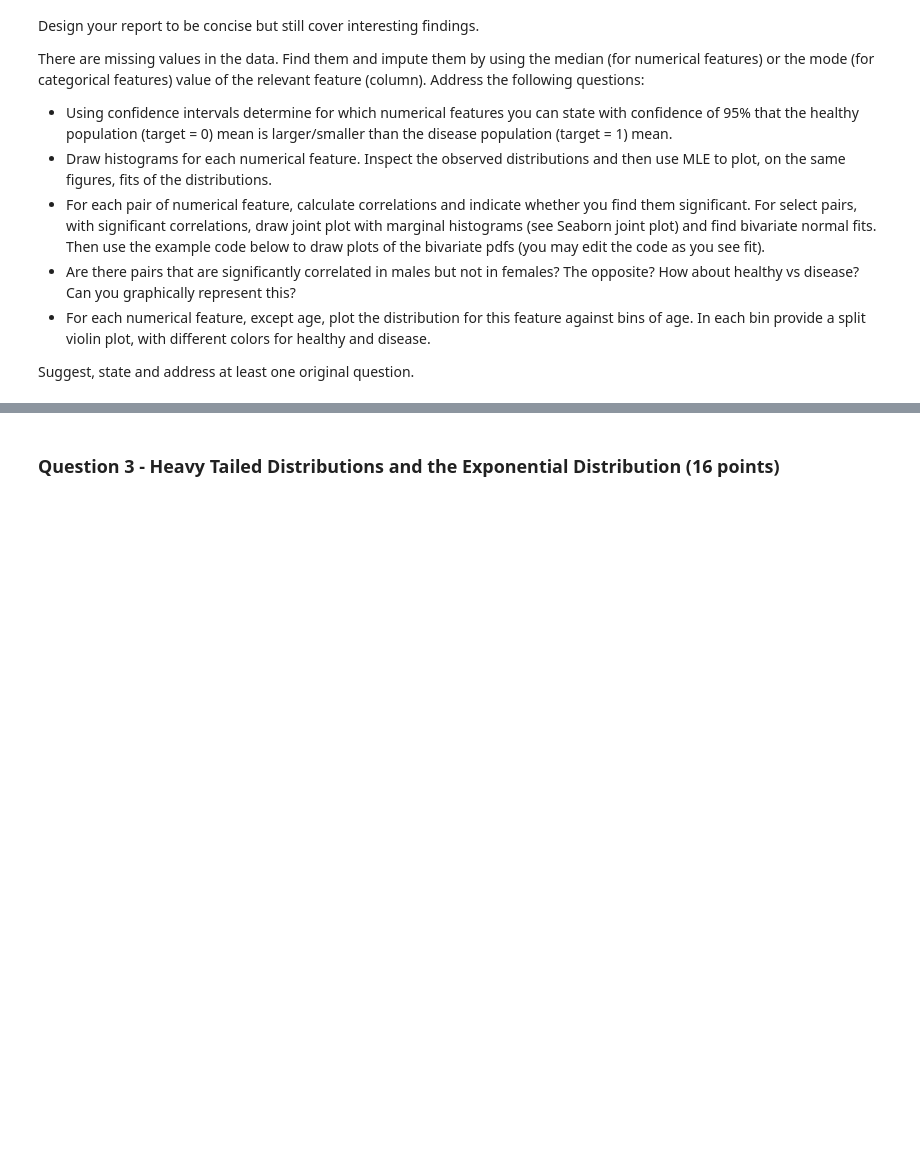
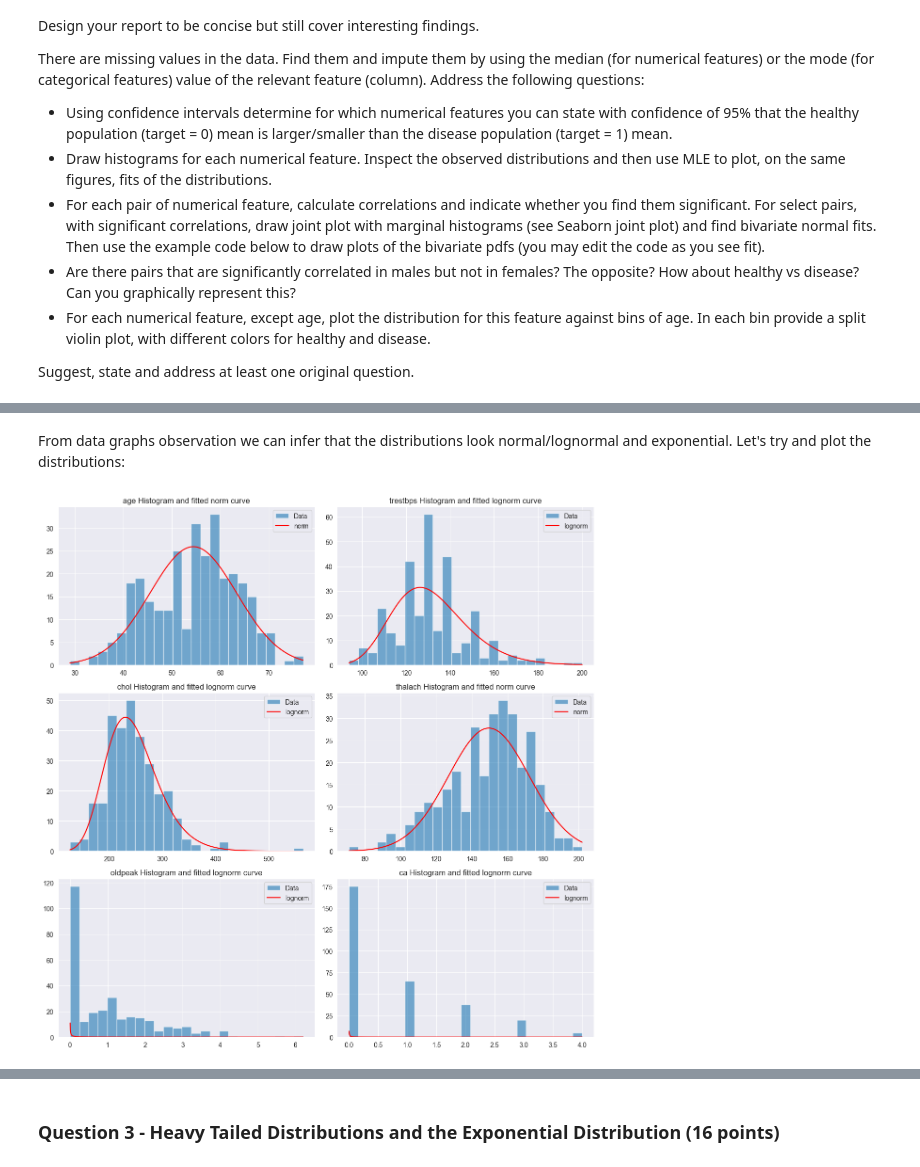
Before and after one commit to aviferdman/Statistics-and-Data-Analysis, a Jupyter notebook: hw3/HW3/324369412_316420132.ipynb, the cells around one changed output, grey strips where cells are left out. Saved outputs shown, nothing was run; the diff lists cells and outputs as text; code cells hidden in the pictures; blank space fills up the shorter version.

```diff
--- a/hw3/HW3/324369412_316420132.ipynb
+++ b/hw3/HW3/324369412_316420132.ipynb
@@ -297,0 +299,14 @@ plot_2d_Gaussian_pdf(means, cov)
+# %%
+numerical = ['age', 'trestbps', 'chol', 'thalach', 'oldpeak', 'ca', 'target']
+categorical = ['sex', 'cp', 'fbs', 'restecg', 'exang', 'slope', 'thal']
+import os
+os.chdir(r'C:\Users\ards3\Desktop\RUNI\Statistics-and-Data-Analysis\hw3\HW3')
+# read csv
+heart_csv = pd.read_csv(r'./heart.csv', sep='\t')
+
+# fill missing values with median for numerical features and mode for categorical features
+for feature in heart_csv.columns:
+    if feature in numerical:
+        heart_csv[feature] = heart_csv[feature].fillna(heart_csv[feature].median())
+    else:
+        heart_csv[feature] = heart_csv[feature].fillna(heart_csv[feature].mode()[0])
@@ -297,0 +382,52 @@ plot_2d_Gaussian_pdf(means, cov)
+# %% [markdown]
+From data graphs observation we can infer that the distributions look normal/lognormal and exponential. Let's try and plot the distributions:
+# %%
+import numpy as np
+import matplotlib.pyplot as plt
+import scipy.stats as st
+
+def fit_distributions(data, features):
+    distributions = [st.norm, st.lognorm, st.expon]
+    features_dist = dict()
+    for feature in features:
+        min_mle = float('inf')
+        for dist in distributions:
+            fit = dist.fit(data[feature])
+            mle = -np.log(dist.pdf(data[feature], *fit)).sum()
+            if mle <= min_mle:
+                min_mle = mle
+                features_dist[feature] = dist
+    return features_dist
+
+hist_dist_fits = fit_distributions(heart_csv, numerical[:-1])
+
+n_features = len(numerical[:-1])
+n_cols = 2
+n_rows = (n_features + n_cols - 1) // n_cols
+
+fig, axes = plt.subplots(n_rows, n_cols, figsize=(12, n_rows * 4))
+axes = axes.flatten()
+
+for i, feature in enumerate(numerical[:-1]):
+    ax = axes[i]
+    data = heart_csv[feature]
+
+    x_axis = np.linspace(data.min(), data.max(), 1000)
+
+    _, bins, _ = ax.hist(data, bins=25, alpha=0.6, label="Data")
+
+    fit = hist_dist_fits[feature].fit(data)
+    bin_width = bins[1] - bins[0]
+    fit_line = len(data) * bin_width * hist_dist_fits[feature].pdf(x_axis, *fit)
+    ax.plot(x_axis, fit_line, label=f"{hist_dist_fits[feature].name}", color="red")
+
+    ax.set_title(f"{feature} Histogram and fitted {hist_dist_fits[feature].name} curve")
+    ax.legend()
+
+for j in range(i + 1, len(axes)):
+    fig.delaxes(axes[j])
+
+plt.tight_layout()
+plt.show()
+# %% [output]
+[figure, added]
```
Also changed, not shown: parts of 24 cells of this notebook.
